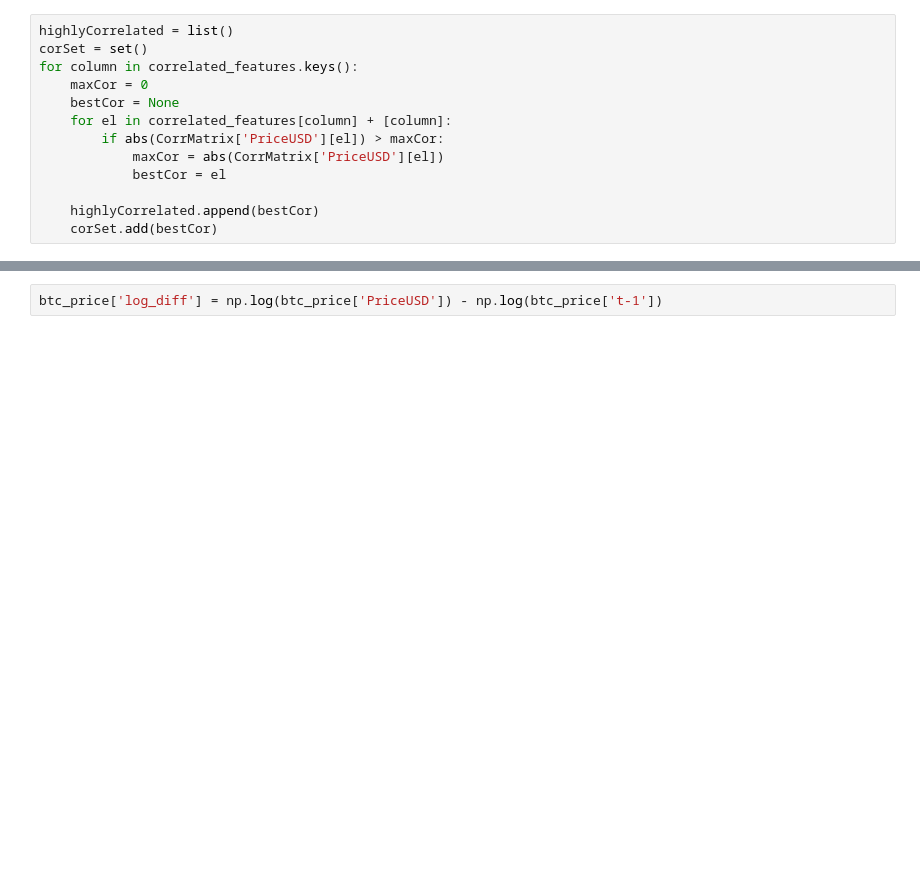
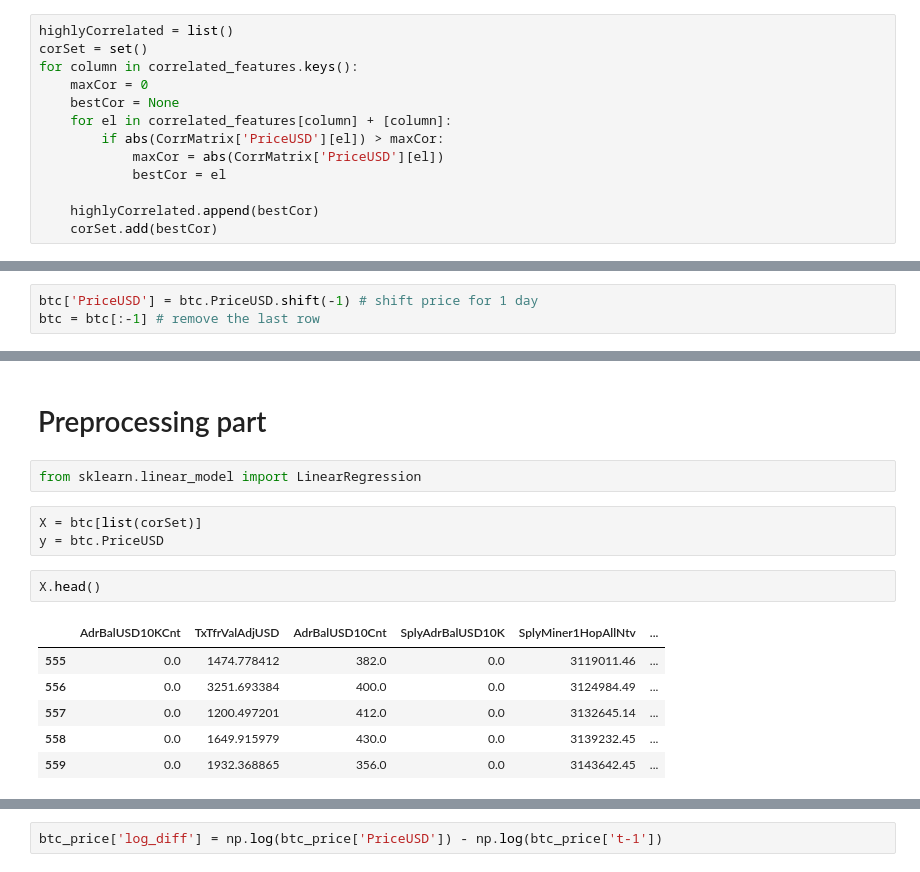
Before and after one commit to ostapkharysh/CryptocurrencyPredictionOnFundamentalData, a Jupyter notebook: Cryptoasset_price.ipynb, the cells around one changed output, grey strips where cells are left out. Saved outputs shown, nothing was run; the diff lists cells and outputs as text; blank space fills up the shorter version.

```diff
--- a/Cryptoasset_price.ipynb
+++ b/Cryptoasset_price.ipynb
@@ -282,0 +181,3 @@ def make_dataset_from_ts(d, num_x=10, value=None):
+# %%
+btc['PriceUSD'] = btc.PriceUSD.shift(-1) # shift price for 1 day
+btc = btc[:-1] # remove the last row
@@ -282,0 +193,16 @@ def make_dataset_from_ts(d, num_x=10, value=None):
+# %% [markdown]
+# Preprocessing part
+# %%
+from sklearn.linear_model import LinearRegression
+# %%
+X = btc[list(corSet)]
+y = btc.PriceUSD
+# %%
+X.head()
+# %% [output]
+|  | AdrBalUSD10KCnt | TxTfrValAdjUSD | AdrBalUSD10Cnt | SplyAdrBalUSD10K | SplyMiner1HopAllNtv | ... |
+| 555 | 0.0 | 1474.778412 | 382.0 | 0.0 | 3119011.46 | ... |
+| 556 | 0.0 | 3251.693384 | 400.0 | 0.0 | 3124984.49 | ... |
+| 557 | 0.0 | 1200.497201 | 412.0 | 0.0 | 3132645.14 | ... |
+| 558 | 0.0 | 1649.915979 | 430.0 | 0.0 | 3139232.45 | ... |
+| 559 | 0.0 | 1932.368865 | 356.0 | 0.0 | 3143642.45 | ... |
```
Also changed, not shown: parts of 75 cells of this notebook.
